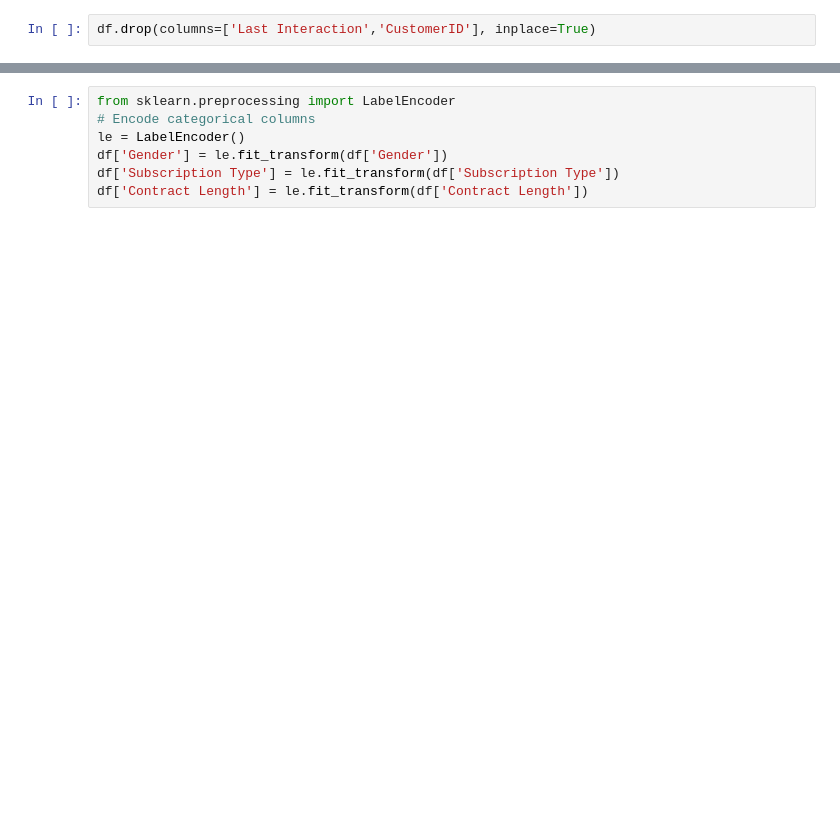
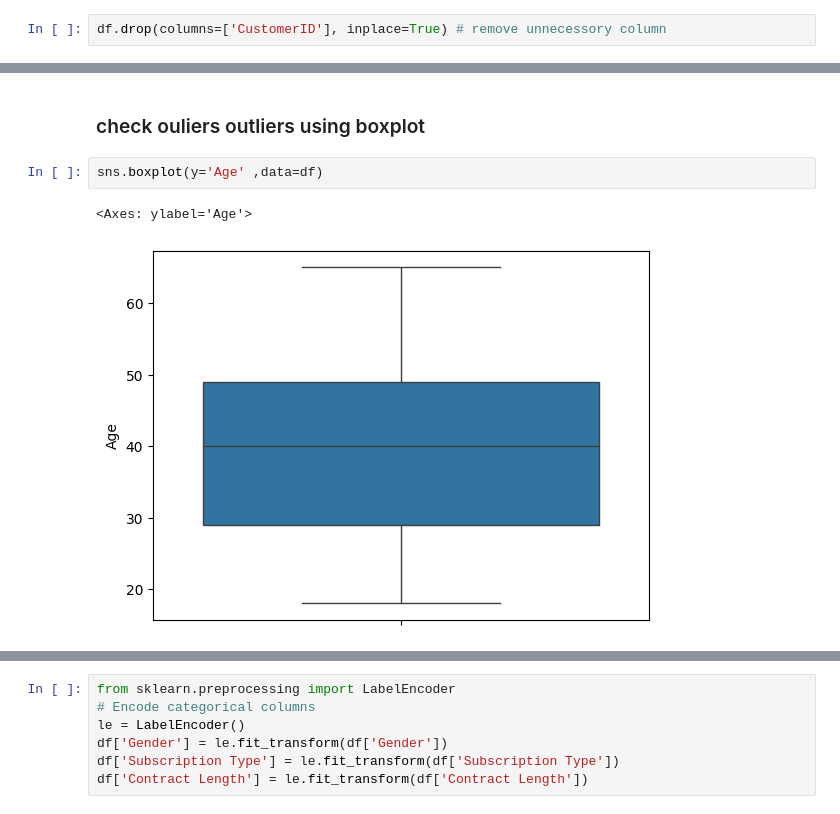
Before and after one commit to Shoaib1-coder/churn_prediction, a Jupyter notebook: churn.ipynb, the cells around one changed output, grey strips where cells are left out. Drawn from its saved outputs; the diff is of its cells as text; blank space fills up the shorter version.

```diff
--- a/churn.ipynb
+++ b/churn.ipynb
@@ -54,2 +205,2 @@ df['Days Since Last Interaction'] = (pd.to_datetime("today") - df['Last Interact
 # %%
-df.drop(columns=['Last Interaction','CustomerID'], inplace=True)
+df.drop(columns=['CustomerID'], inplace=True) # remove unnecessory column
@@ -55,0 +216,7 @@ df.drop(columns=['Last Interaction','CustomerID'], inplace=True)
+# %% [markdown]
+### check ouliers outliers using boxplot
+# %%
+sns.boxplot(y='Age' ,data=df)
+# %% [output]
+<Axes: ylabel='Age'>
+[figure, added]
```
Also changed, not shown: parts of 85 cells of this notebook, 16 other files.
